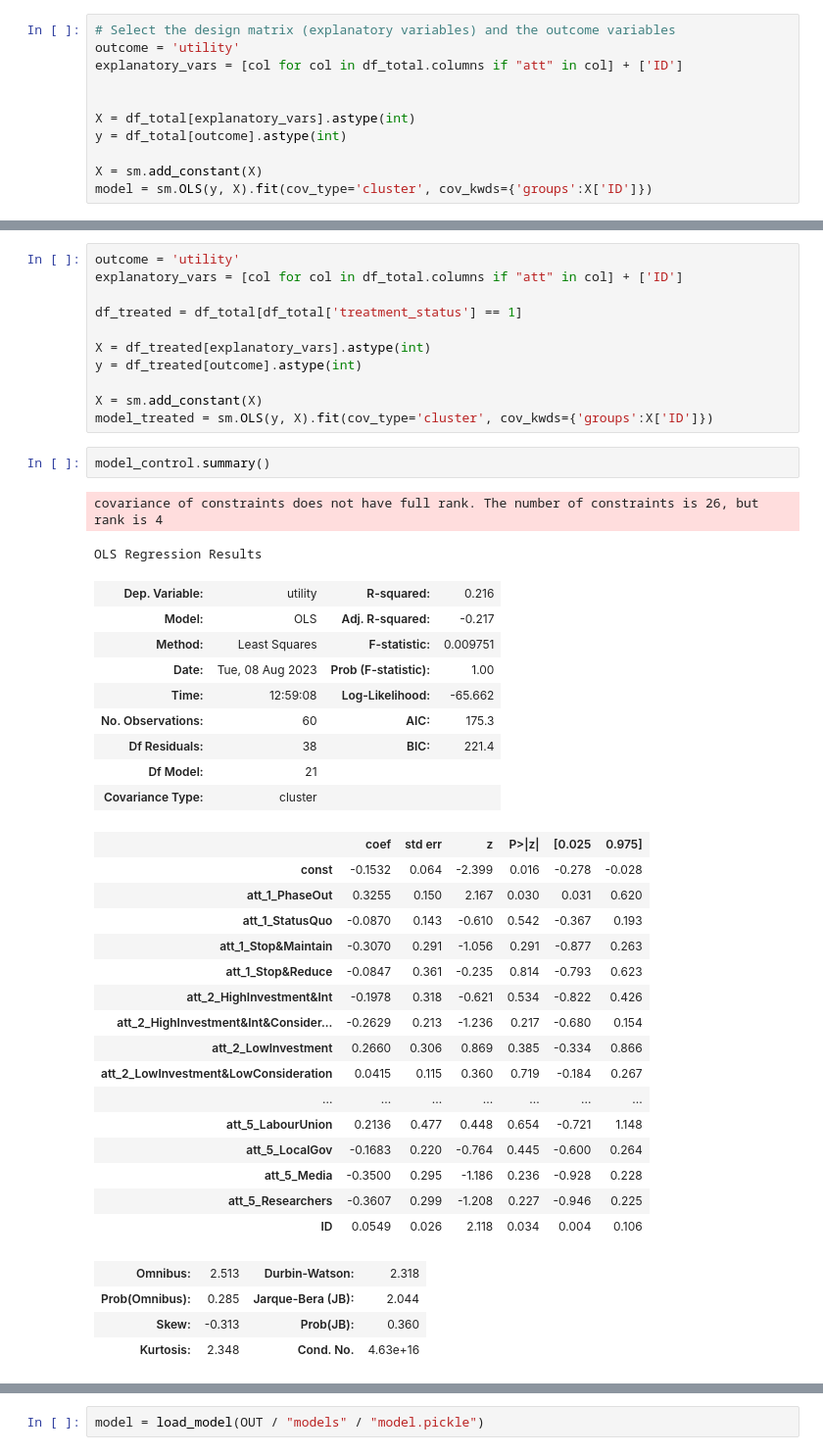
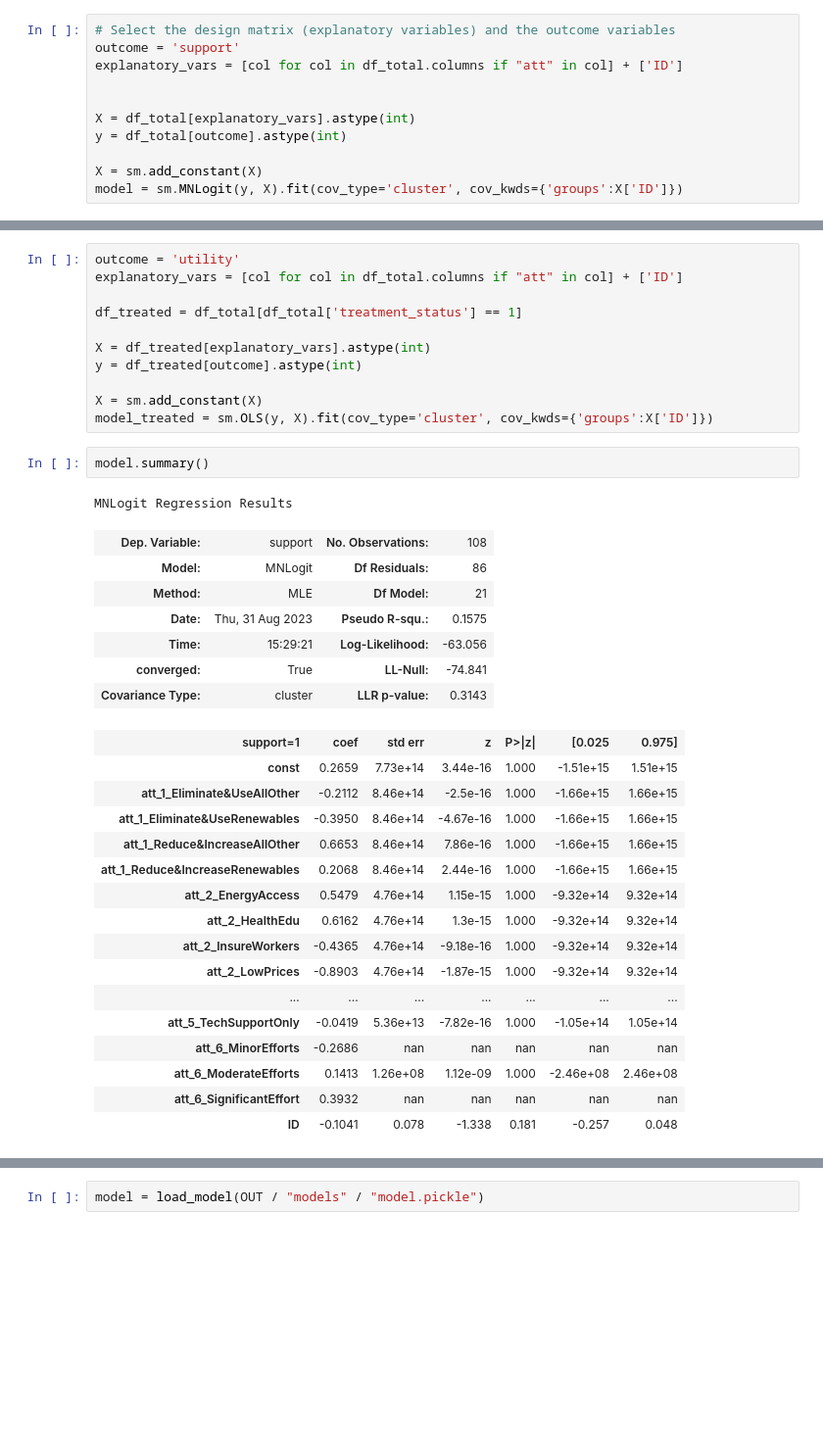
Before and after one commit to sjurlne/Attitudes-Towards-Just-Energy-Transition-Initiatives, a Jupyter notebook: sandbox/sandbox_regressions.ipynb, the cells around one changed output, grey strips where cells are left out. Shown at 98% size. Drawn from its saved outputs; the diff is of its cells as text; blank space fills up the shorter version.

```diff
--- a/sandbox/sandbox_regressions.ipynb
+++ b/sandbox/sandbox_regressions.ipynb
@@ -19,7 +23,7 @@ df_total = pd.read_csv(OUT / "data" / "data_regression.csv")
 ##### regression
 # %%
 # Select the design matrix (explanatory variables) and the outcome variables
-outcome = 'utility'
+outcome = 'support'
 explanatory_vars = [col for col in df_total.columns if "att" in col] + ['ID']
 
 
@@ -27,4 +31,4 @@ X = df_total[explanatory_vars].astype(int)
 y = df_total[outcome].astype(int)
 
 X = sm.add_constant(X)
-model = sm.OLS(y, X).fit(cov_type='cluster', cov_kwds={'groups':X['ID']})
+model = sm.MNLogit(y, X).fit(cov_type='cluster', cov_kwds={'groups':X['ID']})
@@ -51,36 +59,29 @@ y = df_treated[outcome].astype(int)
 X = sm.add_constant(X)
 model_treated = sm.OLS(y, X).fit(cov_type='cluster', cov_kwds={'groups':X['ID']})
 # %%
-model_control.summary()
+model.summary()
 # %% [output]
-covariance of constraints does not have full rank. The number of constraints is 26, but rank is 4
+MNLogit Regression Results
-OLS Regression Results
-| Dep. Variable: | utility | R-squared: | 0.216 |
-| Model: | OLS | Adj. R-squared: | -0.217 |
-| Method: | Least Squares | F-statistic: | 0.009751 |
-| Date: | Tue, 08 Aug 2023 | Prob (F-statistic): | 1.00 |
-| Time: | 12:59:08 | Log-Likelihood: | -65.662 |
-| No. Observations: | 60 | AIC: | 175.3 |
-| Df Residuals: | 38 | BIC: | 221.4 |
-| Df Model: | 21 |  |  |
-| Covariance Type: | cluster |  |  |
+| Dep. Variable: | support | No. Observations: | 108 |
+| Model: | MNLogit | Df Residuals: | 86 |
+| Method: | MLE | Df Model: | 21 |
+| Date: | Thu, 31 Aug 2023 | Pseudo R-squ.: | 0.1575 |
+| Time: | 15:29:21 | Log-Likelihood: | -63.056 |
+| converged: | True | LL-Null: | -74.841 |
+| Covariance Type: | cluster | LLR p-value: | 0.3143 |
-|  | coef | std err | z | P>|z| | [0.025 | 0.975] |
-| const | -0.1532 | 0.064 | -2.399 | 0.016 | -0.278 | -0.028 |
-| att_1_PhaseOut | 0.3255 | 0.150 | 2.167 | 0.030 | 0.031 | 0.620 |
-| att_1_StatusQuo | -0.0870 | 0.143 | -0.610 | 0.542 | -0.367 | 0.193 |
-| att_1_Stop&Maintain | -0.3070 | 0.291 | -1.056 | 0.291 | -0.877 | 0.263 |
-| att_1_Stop&Reduce | -0.0847 | 0.361 | -0.235 | 0.814 | -0.793 | 0.623 |
-| att_2_HighInvestment&Int | -0.1978 | 0.318 | -0.621 | 0.534 | -0.822 | 0.426 |
-| att_2_HighInvestment&Int&Consider... | -0.2629 | 0.213 | -1.236 | 0.217 | -0.680 | 0.154 |
-| att_2_LowInvestment | 0.2660 | 0.306 | 0.869 | 0.385 | -0.334 | 0.866 |
-| att_2_LowInvestment&LowConsideration | 0.0415 | 0.115 | 0.360 | 0.719 | -0.184 | 0.267 |
+| support=1 | coef | std err | z | P>|z| | [0.025 | 0.975] |
+| const | 0.2659 | 7.73e+14 | 3.44e-16 | 1.000 | -1.51e+15 | 1.51e+15 |
+| att_1_Eliminate&UseAllOther | -0.2112 | 8.46e+14 | -2.5e-16 | 1.000 | -1.66e+15 | 1.66e+15 |
+| att_1_Eliminate&UseRenewables | -0.3950 | 8.46e+14 | -4.67e-16 | 1.000 | -1.66e+15 | 1.66e+15 |
+| att_1_Reduce&IncreaseAllOther | 0.6653 | 8.46e+14 | 7.86e-16 | 1.000 | -1.66e+15 | 1.66e+15 |
+| att_1_Reduce&IncreaseRenewables | 0.2068 | 8.46e+14 | 2.44e-16 | 1.000 | -1.66e+15 | 1.66e+15 |
+| att_2_EnergyAccess | 0.5479 | 4.76e+14 | 1.15e-15 | 1.000 | -9.32e+14 | 9.32e+14 |
+| att_2_HealthEdu | 0.6162 | 4.76e+14 | 1.3e-15 | 1.000 | -9.32e+14 | 9.32e+14 |
+| att_2_InsureWorkers | -0.4365 | 4.76e+14 | -9.18e-16 | 1.000 | -9.32e+14 | 9.32e+14 |
+| att_2_LowPrices | -0.8903 | 4.76e+14 | -1.87e-15 | 1.000 | -9.32e+14 | 9.32e+14 |
 | ... | ... | ... | ... | ... | ... | ... |
-| att_5_LabourUnion | 0.2136 | 0.477 | 0.448 | 0.654 | -0.721 | 1.148 |
-| att_5_LocalGov | -0.1683 | 0.220 | -0.764 | 0.445 | -0.600 | 0.264 |
-| att_5_Media | -0.3500 | 0.295 | -1.186 | 0.236 | -0.928 | 0.228 |
-| att_5_Researchers | -0.3607 | 0.299 | -1.208 | 0.227 | -0.946 | 0.225 |
-| ID | 0.0549 | 0.026 | 2.118 | 0.034 | 0.004 | 0.106 |
+| att_5_TechSupportOnly | -0.0419 | 5.36e+13 | -7.82e-16 | 1.000 | -1.05e+14 | 1.05e+14 |
+| att_6_MinorEfforts | -0.2686 | nan | nan | nan | nan | nan |
+| att_6_ModerateEfforts | 0.1413 | 1.26e+08 | 1.12e-09 | 1.000 | -2.46e+08 | 2.46e+08 |
+| att_6_SignificantEffort | 0.3932 | nan | nan | nan | nan | nan |
+| ID | -0.1041 | 0.078 | -1.338 | 0.181 | -0.257 | 0.048 |
-| Omnibus: | 2.513 | Durbin-Watson: | 2.318 |
-| Prob(Omnibus): | 0.285 | Jarque-Bera (JB): | 2.044 |
-| Skew: | -0.313 | Prob(JB): | 0.360 |
-| Kurtosis: | 2.348 | Cond. No. | 4.63e+16 |
```
Also changed, not shown: parts of 15 cells of this notebook, 22 other files.
